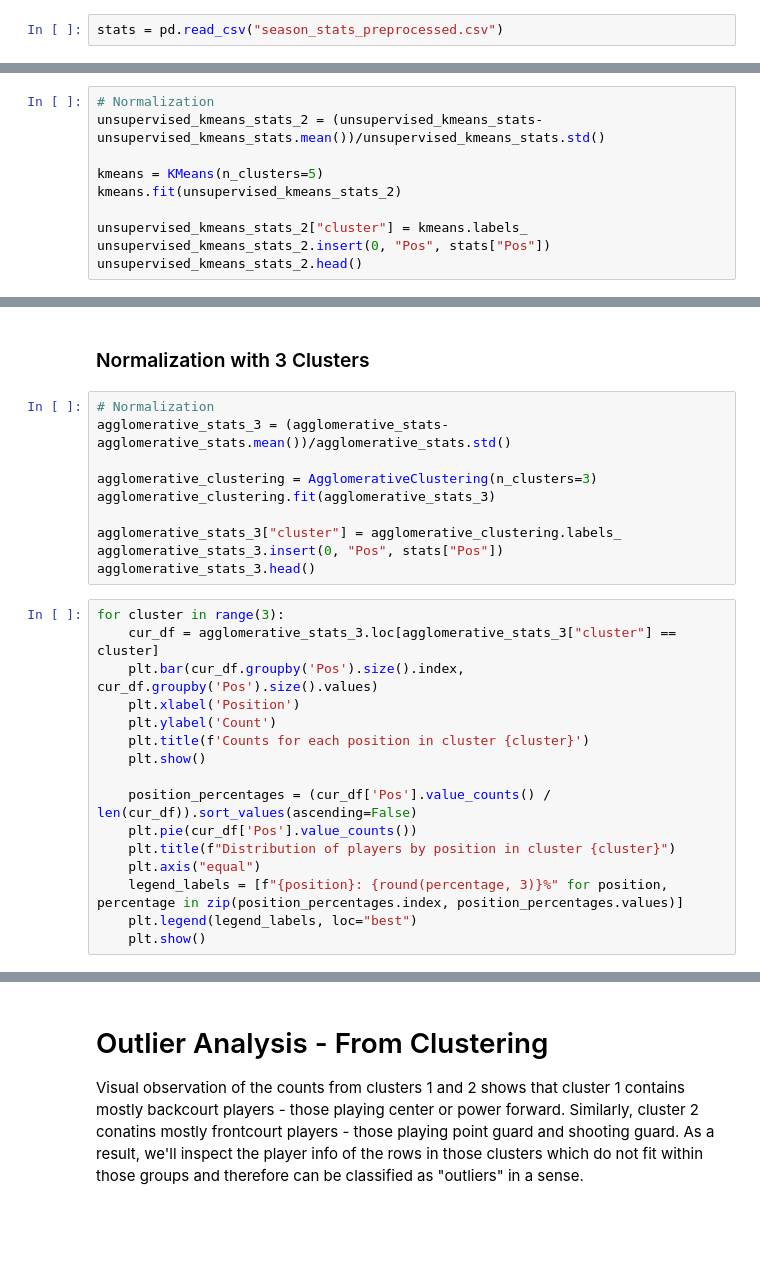
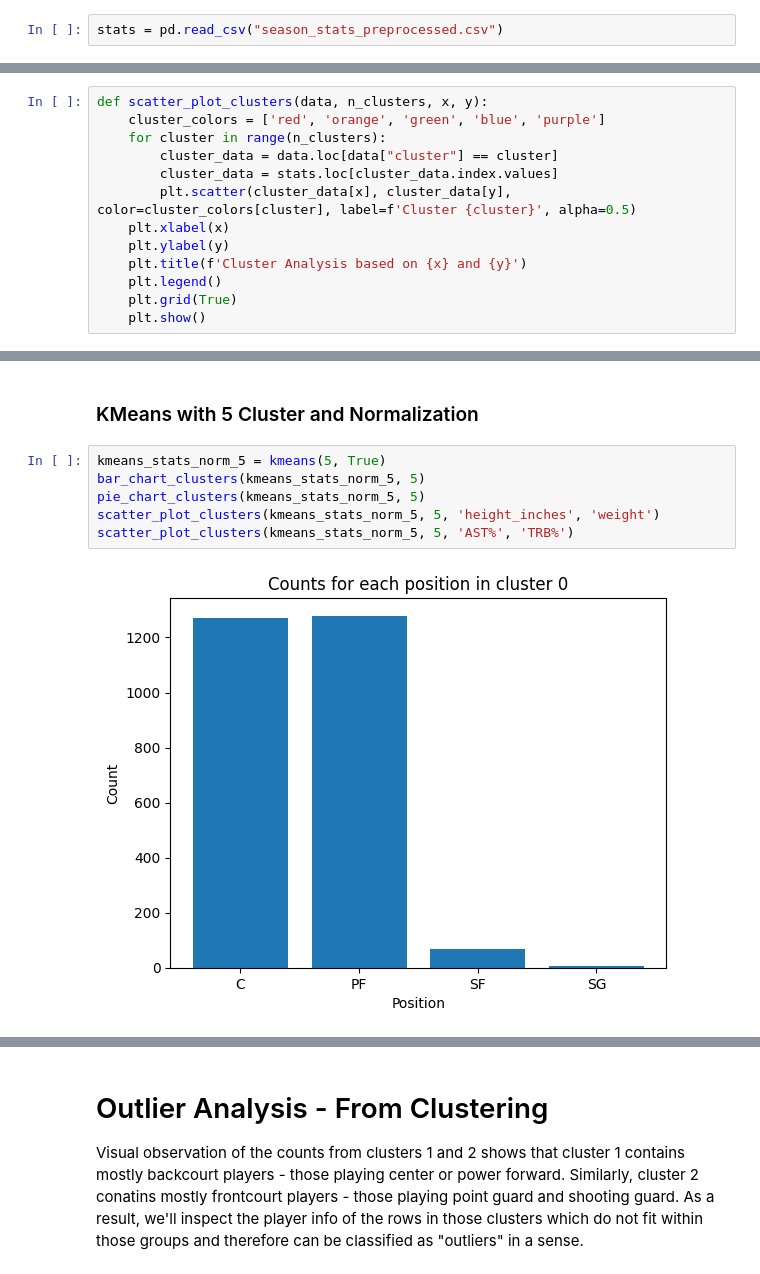
Before and after one commit to shinwookim/NBAPositionify, a Jupyter notebook: clustering.ipynb, the cells around one changed output, grey strips where cells are left out. Saved outputs shown, nothing was run; the diff lists cells and outputs as text; blank space fills up the shorter version.

```diff
--- a/clustering.ipynb
+++ b/clustering.ipynb
@@ -49,0 +119,13 @@ As part of our exploratory data analysis, we did a round of naive k-means cluste
+# %%
+def scatter_plot_clusters(data, n_clusters, x, y):
+    cluster_colors = ['red', 'orange', 'green', 'blue', 'purple']
+    for cluster in range(n_clusters):
+        cluster_data = data.loc[data["cluster"] == cluster]
+        cluster_data = stats.loc[cluster_data.index.values]
+        plt.scatter(cluster_data[x], cluster_data[y], color=cluster_colors[cluster], label=f'Cluster {cluster}', alpha=0.5)
+    plt.xlabel(x)
+    plt.ylabel(y)
+    plt.title(f'Cluster Analysis based on {x} and {y}')
+    plt.legend()
+    plt.grid(True)
+    plt.show()
@@ -80,10 +153,0 @@ for cluster in range(5):
-# %%
-# Normalization
-unsupervised_kmeans_stats_2 = (unsupervised_kmeans_stats-unsupervised_kmeans_stats.mean())/unsupervised_kmeans_stats.std()
-
-kmeans = KMeans(n_clusters=5)
-kmeans.fit(unsupervised_kmeans_stats_2)
-
-unsupervised_kmeans_stats_2["cluster"] = kmeans.labels_
-unsupervised_kmeans_stats_2.insert(0, "Pos", stats["Pos"])
-unsupervised_kmeans_stats_2.head()
@@ -167,28 +154,10 @@ for cluster in range(5):
-# %% [markdown]
-### Normalization with 3 Clusters
-# %%
-# Normalization
-agglomerative_stats_3 = (agglomerative_stats-agglomerative_stats.mean())/agglomerative_stats.std()
-
-agglomerative_clustering = AgglomerativeClustering(n_clusters=3)
-agglomerative_clustering.fit(agglomerative_stats_3)
-
-agglomerative_stats_3["cluster"] = agglomerative_clustering.labels_
-agglomerative_stats_3.insert(0, "Pos", stats["Pos"])
-agglomerative_stats_3.head()
-# %%
-for cluster in range(3):
-    cur_df = agglomerative_stats_3.loc[agglomerative_stats_3["cluster"] == cluster]
-    plt.bar(cur_df.groupby('Pos').size().index, cur_df.groupby('Pos').size().values)
-    plt.xlabel('Position')
-    plt.ylabel('Count')
-    plt.title(f'Counts for each position in cluster {cluster}')
-    plt.show()
-
-    position_percentages = (cur_df['Pos'].value_counts() / len(cur_df)).sort_values(ascending=False)
-    plt.pie(cur_df['Pos'].value_counts())
-    plt.title(f"Distribution of players by position in cluster {cluster}")
-    plt.axis("equal")
-    legend_labels = [f"{position}: {round(percentage, 3)}%" for position, percentage in zip(position_percentages.index, position_percentages.values)]
-    plt.legend(legend_labels, loc="best")
-    plt.show()
+# %% [markdown]
+### KMeans with 5 Cluster and Normalization
+# %%
+kmeans_stats_norm_5 = kmeans(5, True)
+bar_chart_clusters(kmeans_stats_norm_5, 5)
+pie_chart_clusters(kmeans_stats_norm_5, 5)
+scatter_plot_clusters(kmeans_stats_norm_5, 5, 'height_inches', 'weight')
+scatter_plot_clusters(kmeans_stats_norm_5, 5, 'AST%', 'TRB%')
+# %% [output]
+[figure, added]
```
Also changed, not shown: parts of 38 cells of this notebook.
